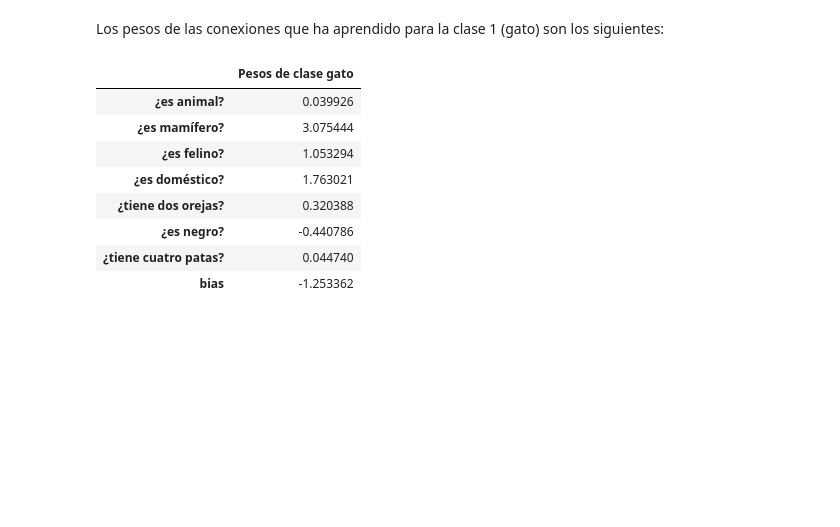
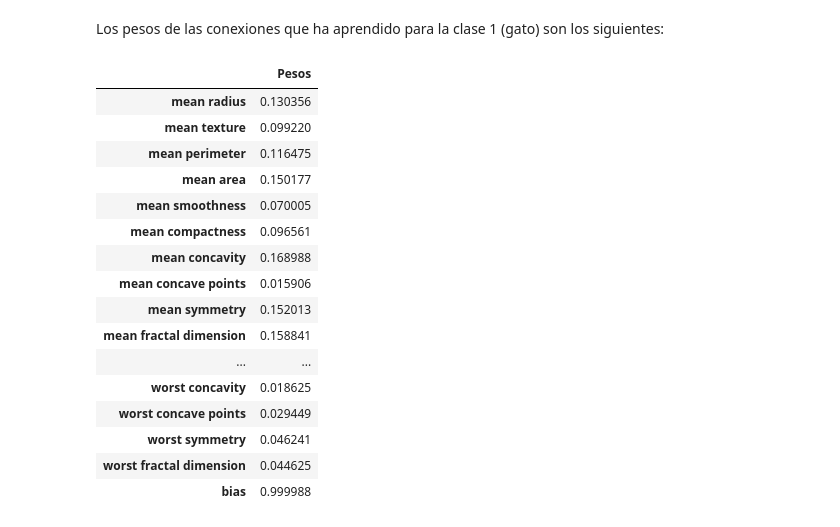
Before and after one commit to VMijangos/Redes_Neuronales, a Jupyter notebook: Notebooks/05 GradienteDescendiente.ipynb, the cells around one changed output. Saved outputs shown, nothing was run; the diff lists cells and outputs as text; code cells hidden in the pictures; blank space fills up the shorter version.

```diff
--- a/Notebooks/05 GradienteDescendiente.ipynb
+++ b/Notebooks/05 GradienteDescendiente.ipynb
@@ -13,14 +14,9 @@ from sklearn.metrics import classification_report
 
 Usamos datos que representan un problema de clasificación binario. Utilizamos el 70 \% de los datos para el entrenamiento y el 30 para la evaluación.
 # %%
-data = pd.read_csv('cat_data.csv')
-
-#Convertir los datos a numpy
-npData = data.to_numpy()
-#Ejemplos
-X = npData[:,:-1]
-#Clases de los ejemplos
-Y = npData[:,-1]
+dataset = load_breast_cancer()
+X = dataset.data
+Y = dataset.target
 
 #Entrenamiento y evaluación
 x_train, x_test, y_train, y_test = train_test_split(X, Y, test_size=0.3)
@@ -29,9 +25,5 @@ x_train, x_test, y_train, y_test = train_test_split(X, Y, test_size=0.3)
 #Unidades de entrada
 m,n = x_train.shape
 
-#Tamaño de los datos
-#Unidades de entrada
-m,n = x_train.shape
-
-data
+pd.DataFrame(data=X, columns=dataset.feature_names)
 # %% [output]
@@ -76,7 +64,7 @@ $$\nabla_iR(\theta) = (f_y(x) - y_x) \cdot x_i$$
 #Número de itraciones
 its = 1000
 #Rango de aprendizaje
-lr = 0.01
+lr = 1e-10
 
 np.random.seed(0)
 w = np.random.rand(n,2)/np.sqrt(n)
@@ -91,7 +79,7 @@ while  stop == False:
     #Funcion de preactivacióm
     a = np.dot(x_train,w)+b
     #Función de activación
-    exp = np.exp(a)
+    exp = np.exp(a-np.argmax(a))
     f = exp/exp.sum(1, keepdims=True)
     #Risk por época
     epoch_risk = -np.log(f)[range(m),y_train].sum()
@@ -115,7 +103,7 @@ while  stop == False:
     if t > its:
         stop = True
 
-plt.plot(risk)
+plt.plot(risk, 'v-')
 plt.title('Riesgo en el entrenamiento')
 plt.ylabel('Riesgo')
 plt.xlabel('Época')
@@ -174,14 +166,22 @@ pd.DataFrame(data=probs, columns=['Prob. clase 0', 'Prob. clase 1'])
 # %% [markdown]
 Los pesos de las conexiones que ha aprendido para la clase 1 (gato) son los siguientes:
 # %%
-pd.DataFrame(data=np.append(w[:,1],b[1]), index=list(data.columns)[:7]+['bias'], columns=['Pesos de clase gato'])
+pd.DataFrame(data=np.append(w[:,1],b[1]), index=list(dataset.feature_names)+['bias'], columns=['Pesos'])
 # %% [output]
-|  | Pesos de clase gato |
-| ¿es animal? | 0.039926 |
-| ¿es mamífero? | 3.075444 |
-| ¿es felino? | 1.053294 |
-| ¿es doméstico? | 1.763021 |
-| ¿tiene dos orejas? | 0.320388 |
-| ¿es negro? | -0.440786 |
-| ¿tiene cuatro patas? | 0.044740 |
-| bias | -1.253362 |
+|  | Pesos |
+| mean radius | 0.130356 |
+| mean texture | 0.099220 |
+| mean perimeter | 0.116475 |
+| mean area | 0.150177 |
+| mean smoothness | 0.070005 |
+| mean compactness | 0.096561 |
+| mean concavity | 0.168988 |
+| mean concave points | 0.015906 |
+| mean symmetry | 0.152013 |
+| mean fractal dimension | 0.158841 |
+| ... | ... |
+| worst concavity | 0.018625 |
+| worst concave points | 0.029449 |
+| worst symmetry | 0.046241 |
+| worst fractal dimension | 0.044625 |
+| bias | 0.999988 |
```
Also changed, not shown: parts of 6 cells of this notebook.
